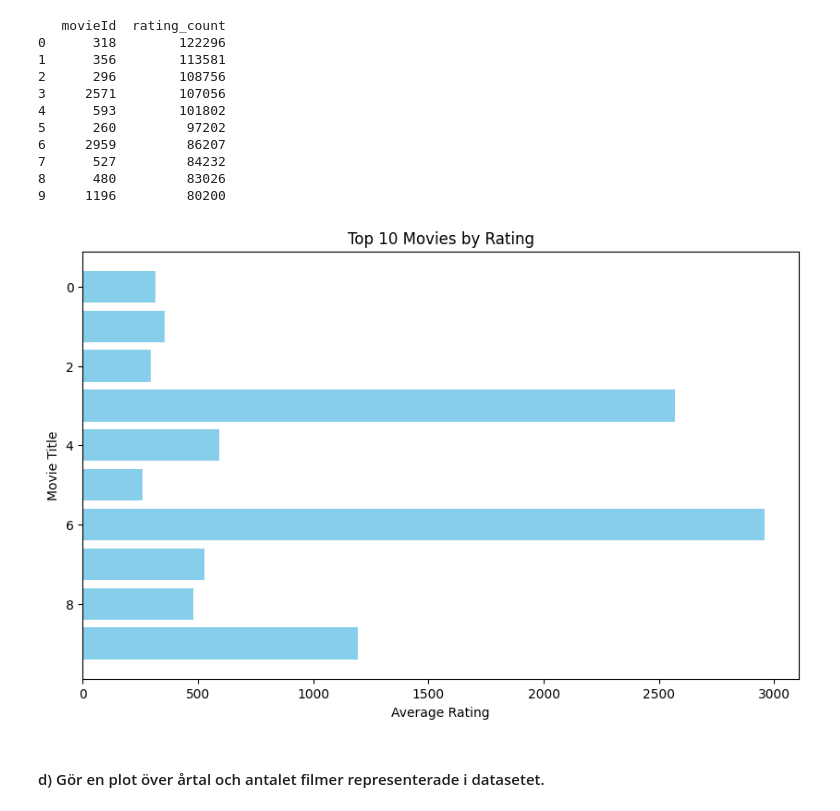
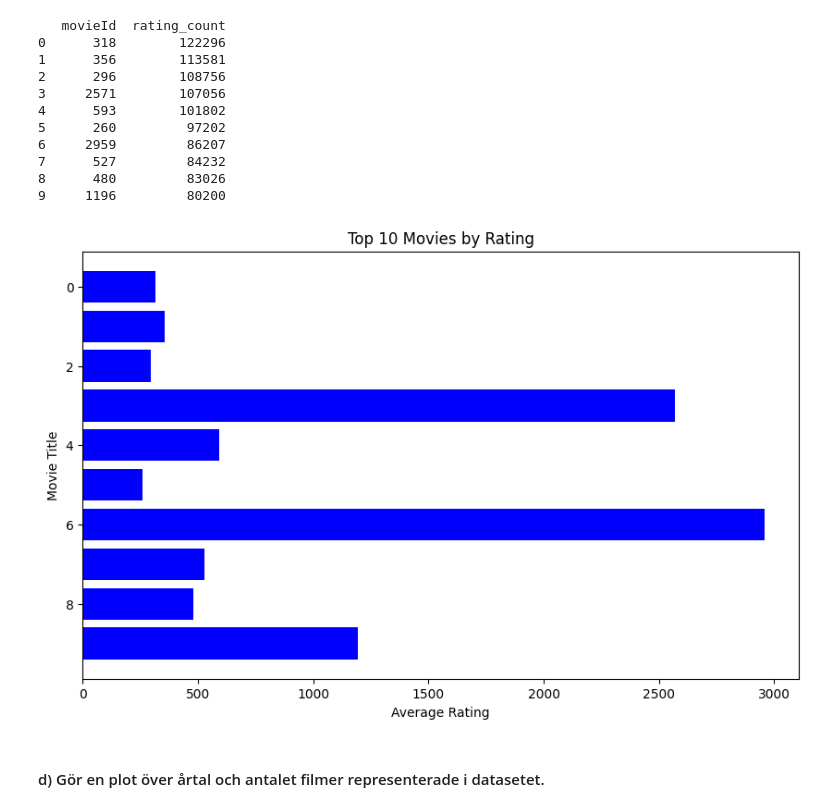
Before and after one commit to samiguru/AI-Samir-Ibrahim-OPA23, a Jupyter notebook: labs/Lab1_AI.ipynb, the cells around one changed output. Cells and saved outputs as stored; diff of their text form; code cells hidden in the pictures.

Commit message:
Ploting movies by ratings

```diff
--- a/labs/Lab1_AI.ipynb
+++ b/labs/Lab1_AI.ipynb
@@ -106,14 +106,14 @@ print(top_10_ratings)
 9     1196         80200
 # %%
 plt.figure(figsize=(10, 6))
-plt.barh(top_10_ratings.index, top_10_ratings['movieId'], color='skyblue')
+plt.barh(top_10_ratings.index, top_10_ratings['movieId'], color='blue')
 plt.xlabel('Average Rating')
 plt.ylabel('Movie Title')
 plt.title('Top 10 Movies by Rating')
 plt.gca().invert_yaxis()
 plt.show()
 # %% [output]
-[figure, old version]
+[figure, new version]
 # %% [markdown]
 #### d) Gör en plot över årtal och antalet filmer representerade i datasetet.
 # %%
```
Also changed, not shown: parts of 6 cells of this notebook.
